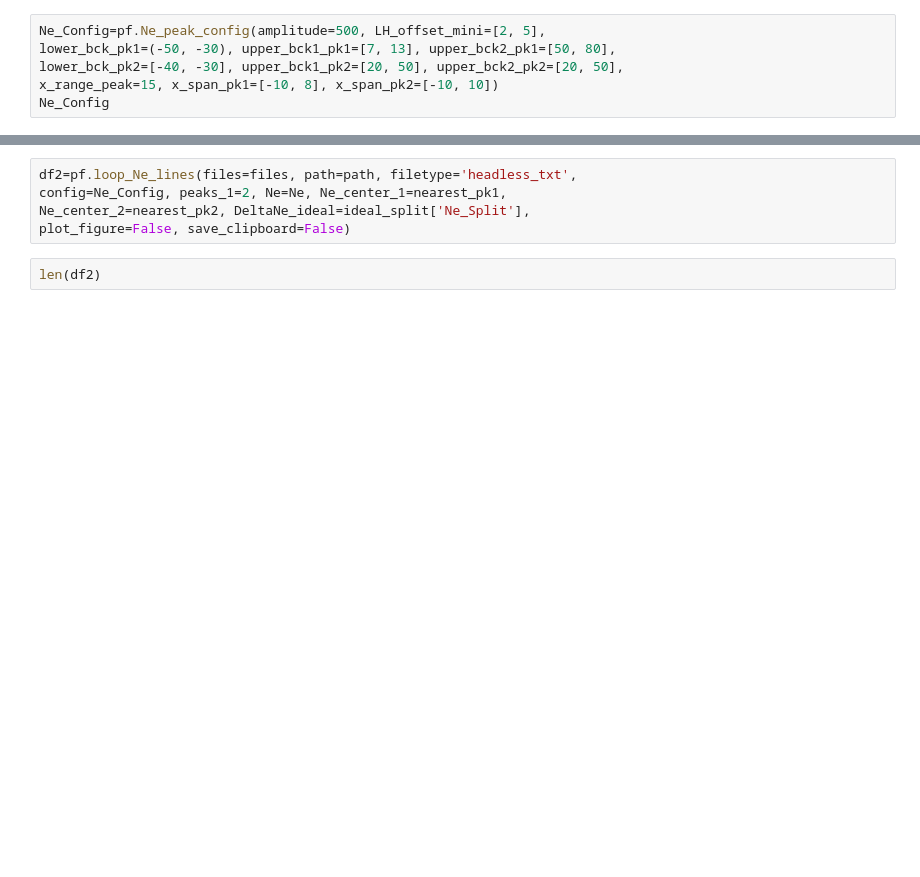
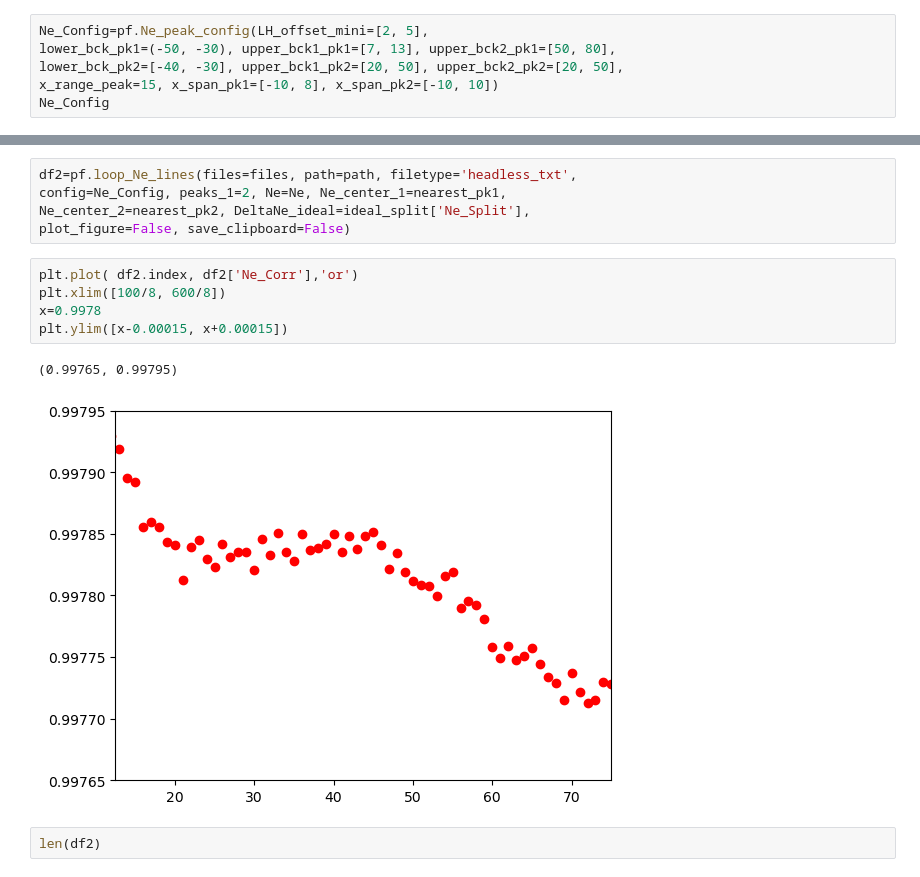
Before and after one commit to PennyWieser/DiadFit, a Jupyter notebook: docs/Examples/Repeated_Acquisitions/Ne_Fitting_1447_1117_headlesstxt.ipynb, the cells around one changed output, grey strips where cells are left out. Cells and saved outputs as stored; diff of their text form; blank space fills up the shorter version.

```diff
--- a/docs/Examples/Repeated_Acquisitions/Ne_Fitting_1447_1117_headlesstxt.ipynb
+++ b/docs/Examples/Repeated_Acquisitions/Ne_Fitting_1447_1117_headlesstxt.ipynb
@@ -108,7 +109,7 @@ Ne_peak_config(N_poly_pk1_baseline=1, N_poly_pk2_baseline=1, lower_bck_pk1=(-50,
 # %% [markdown]
 - You can also overwrite any of these, the most likely things you'll want to overwrite are the background positions, or the amplitude
 # %%
-Ne_Config=pf.Ne_peak_config(amplitude=500, LH_offset_mini=[2, 5],
+Ne_Config=pf.Ne_peak_config(LH_offset_mini=[2, 5],
 lower_bck_pk1=(-50, -30), upper_bck1_pk1=[7, 13], upper_bck2_pk1=[50, 80],
 lower_bck_pk2=[-40, -30], upper_bck1_pk2=[20, 50], upper_bck2_pk2=[20, 50],
 x_range_peak=15, x_span_pk1=[-10, 8], x_span_pk2=[-10, 10])
@@ -207,6 +208,14 @@ df2=pf.loop_Ne_lines(files=files, path=path, filetype='headless_txt',
 config=Ne_Config, peaks_1=2, Ne=Ne, Ne_center_1=nearest_pk1,
 Ne_center_2=nearest_pk2, DeltaNe_ideal=ideal_split['Ne_Split'],
 plot_figure=False, save_clipboard=False)
+# %%
+plt.plot( df2.index, df2['Ne_Corr'],'or')
+plt.xlim([100/8, 600/8])
+x=0.9978
+plt.ylim([x-0.00015, x+0.00015])
+# %% [output]
+(0.99765, 0.99795)
+[figure, added]
 # %%
 len(df2)
 # %%
```
Also changed, not shown: parts of 2 cells of this notebook, 8 other files.
